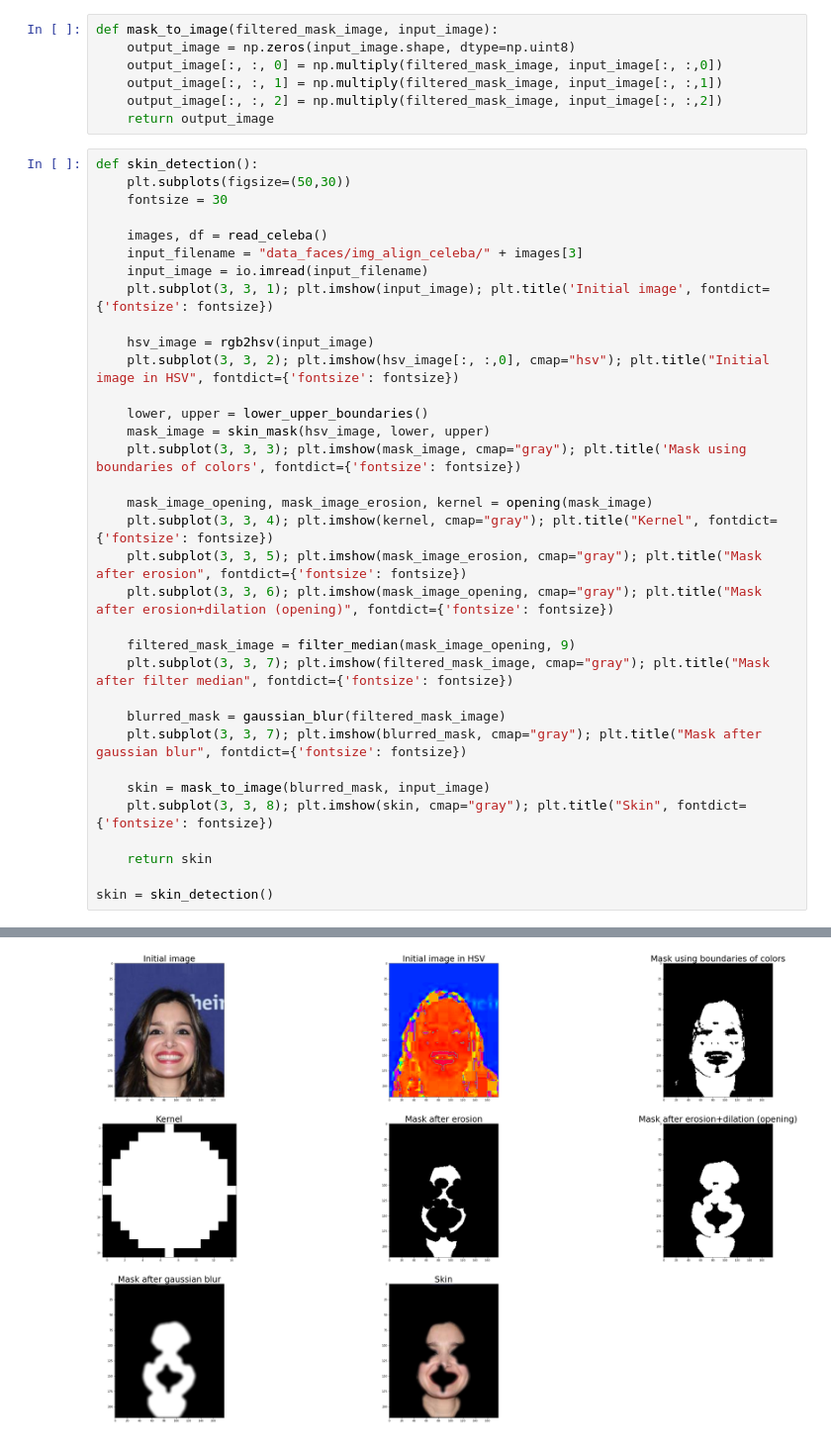
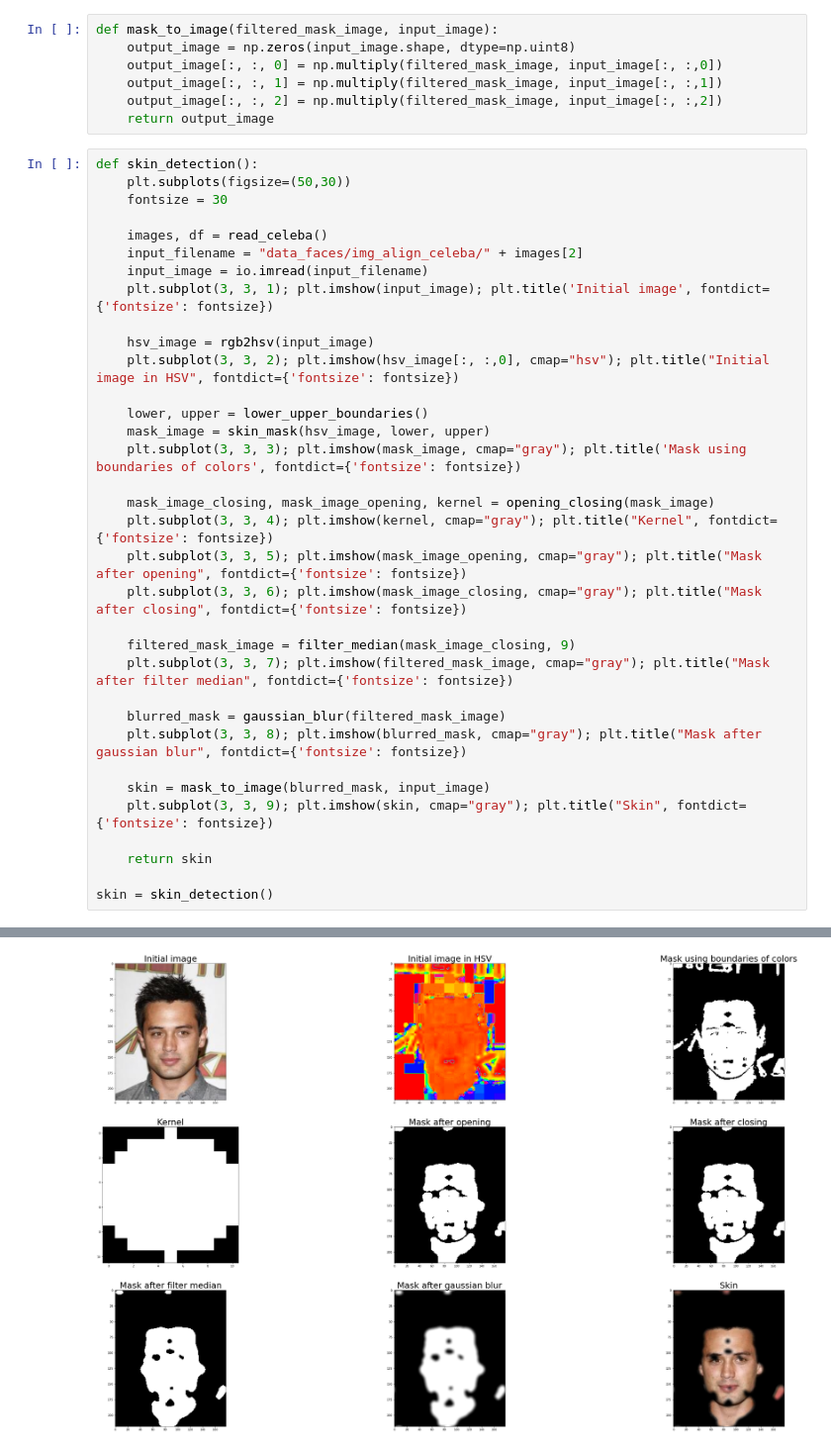
Before and after one commit to miniTalDev/skin-detection-in-face-images, a Jupyter notebook: skin-detection.ipynb, the cells around one changed output, grey strips where cells are left out. Shown at 99% size. Saved outputs shown, nothing was run; the diff lists cells and outputs as text.

Commit message:
added closing

```diff
--- a/skin-detection.ipynb
+++ b/skin-detection.ipynb
@@ -193,7 +189,7 @@ def skin_detection():
     fontsize = 30
 
     images, df = read_celeba()
-    input_filename = "data_faces/img_align_celeba/" + images[3]
+    input_filename = "data_faces/img_align_celeba/" + images[2]
     input_image = io.imread(input_filename)
     plt.subplot(3, 3, 1); plt.imshow(input_image); plt.title('Initial image', fontdict={'fontsize': fontsize})
 
@@ -204,19 +200,19 @@ def skin_detection():
     mask_image = skin_mask(hsv_image, lower, upper)
     plt.subplot(3, 3, 3); plt.imshow(mask_image, cmap="gray"); plt.title('Mask using boundaries of colors', fontdict={'fontsize': fontsize})
 
-    mask_image_opening, mask_image_erosion, kernel = opening(mask_image)
+    mask_image_closing, mask_image_opening, kernel = opening_closing(mask_image)
     plt.subplot(3, 3, 4); plt.imshow(kernel, cmap="gray"); plt.title("Kernel", fontdict={'fontsize': fontsize})
-    plt.subplot(3, 3, 5); plt.imshow(mask_image_erosion, cmap="gray"); plt.title("Mask after erosion", fontdict={'fontsize': fontsize})
-    plt.subplot(3, 3, 6); plt.imshow(mask_image_opening, cmap="gray"); plt.title("Mask after erosion+dilation (opening)", fontdict={'fontsize': fontsize})
+    plt.subplot(3, 3, 5); plt.imshow(mask_image_opening, cmap="gray"); plt.title("Mask after opening", fontdict={'fontsize': fontsize})
+    plt.subplot(3, 3, 6); plt.imshow(mask_image_closing, cmap="gray"); plt.title("Mask after closing", fontdict={'fontsize': fontsize})
 
-    filtered_mask_image = filter_median(mask_image_opening, 9)
+    filtered_mask_image = filter_median(mask_image_closing, 9)
     plt.subplot(3, 3, 7); plt.imshow(filtered_mask_image, cmap="gray"); plt.title("Mask after filter median", fontdict={'fontsize': fontsize})
 
     blurred_mask = gaussian_blur(filtered_mask_image)
-    plt.subplot(3, 3, 7); plt.imshow(blurred_mask, cmap="gray"); plt.title("Mask after gaussian blur", fontdict={'fontsize': fontsize})
+    plt.subplot(3, 3, 8); plt.imshow(blurred_mask, cmap="gray"); plt.title("Mask after gaussian blur", fontdict={'fontsize': fontsize})
 
     skin = mask_to_image(blurred_mask, input_image)
-    plt.subplot(3, 3, 8); plt.imshow(skin, cmap="gray"); plt.title("Skin", fontdict={'fontsize': fontsize})
+    plt.subplot(3, 3, 9); plt.imshow(skin, cmap="gray"); plt.title("Skin", fontdict={'fontsize': fontsize})
 
     return skin
 
@@ -226,3 +222,3 @@ There are 202599 images on this database.
 (218, 178)
 (218, 178)
-[figure, old version]
+[figure, new version]
```
Also changed, not shown: parts of 3 cells of this notebook.
